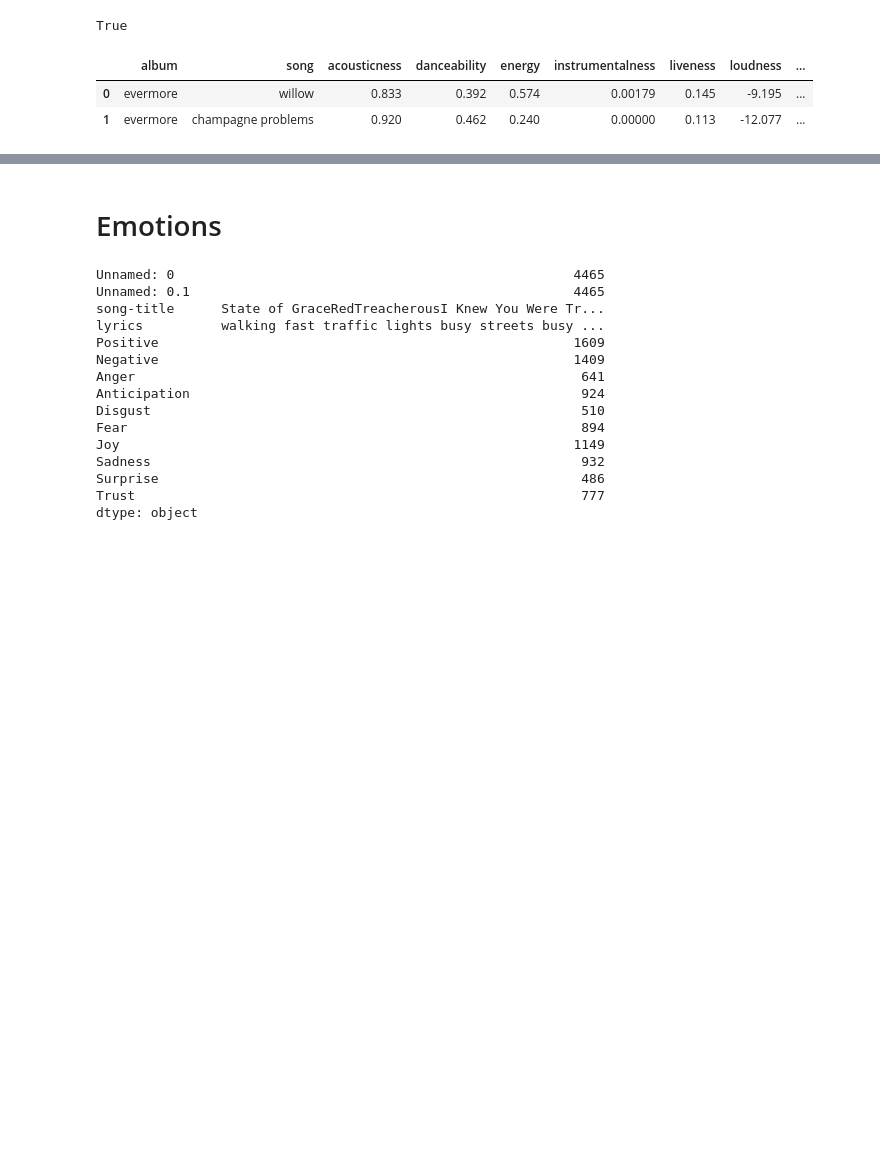
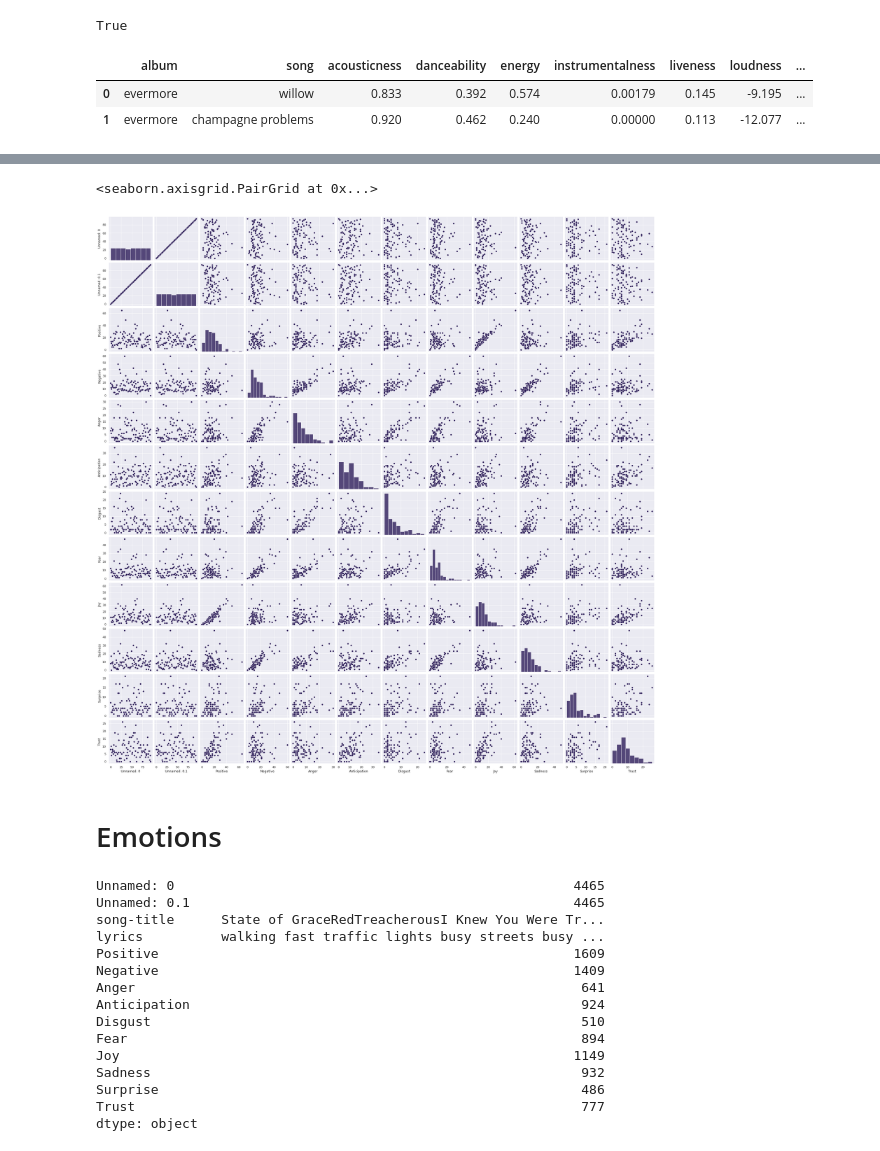
Before and after one commit to Gail529/Taylor, a Jupyter notebook: Taylor_analysis.ipynb, the cells around one changed output, grey strips where cells are left out. Saved outputs shown, nothing was run; the diff lists cells and outputs as text; code cells hidden in the pictures; blank space fills up the shorter version.

```diff
--- a/Taylor_analysis.ipynb
+++ b/Taylor_analysis.ipynb
@@ -29,6 +29,11 @@ lyrics_data.head(2)
 |  | Unnamed: 0 | Unnamed: 0.1 | song-title | lyrics | Positive | Negative | Anger | Anticipation | Disgust | ... |
 | 0 | 0 | 0 | State of Grace | walking fast traffic lights busy ... | 21 | 19 | 8 | 11 | 2 | ... |
 | 1 | 1 | 1 | Red | loving like driving new maserati ... | 14 | 12 | 6 | 2 | 2 | ... |
+# %%
+sns.pairplot(lyrics_data)
+# %% [output]
+<seaborn.axisgrid.PairGrid at 0x...>
+[figure, added]
 # %% [markdown]
 # Emotions
 # %%
```
Also changed, not shown: parts of 11 cells of this notebook.
